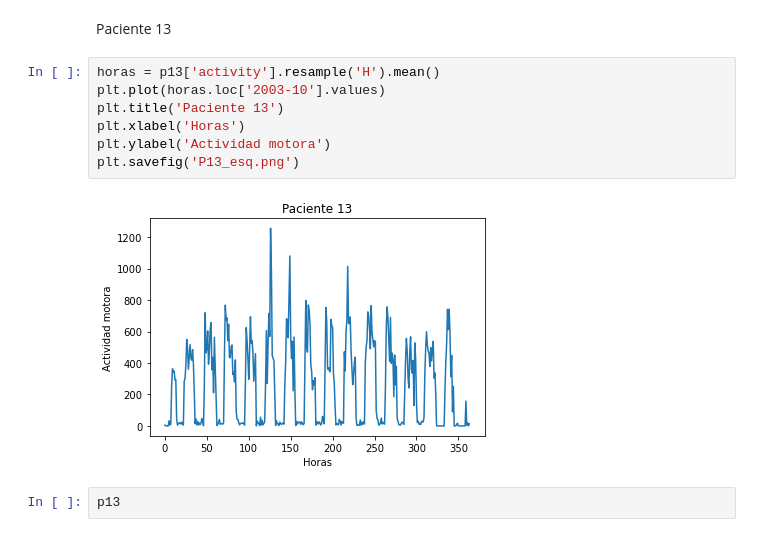
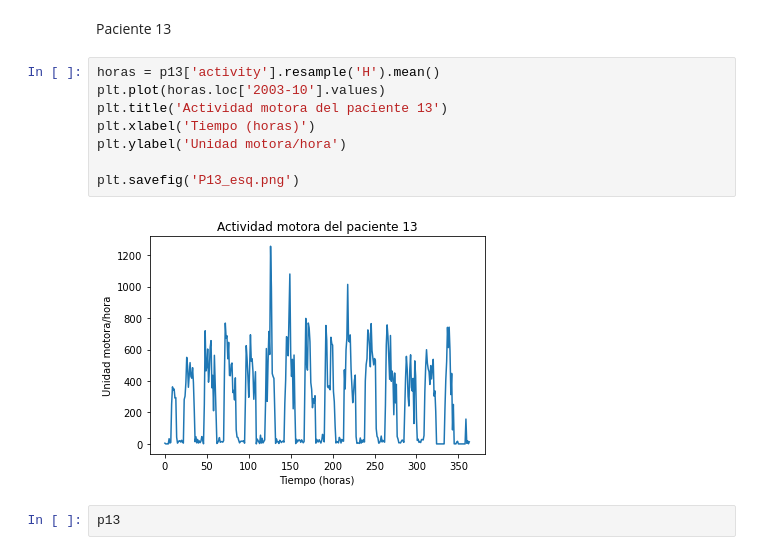
Before and after one commit to anajim13/TFM-XAI, a Jupyter notebook: señales_tiempo.ipynb, the cells around one changed output. Drawn from its saved outputs; the diff is of its cells as text.

```diff
--- a/señales_tiempo.ipynb
+++ b/señales_tiempo.ipynb
@@ -93,12 +93,13 @@ Paciente 13
 # %%
 horas = p13['activity'].resample('H').mean()
 plt.plot(horas.loc['2003-10'].values)
-plt.title('Paciente 13')
-plt.xlabel('Horas')
-plt.ylabel('Actividad motora')
+plt.title('Actividad motora del paciente 13')
+plt.xlabel('Tiempo (horas)')
+plt.ylabel('Unidad motora/hora')
+
 plt.savefig('P13_esq.png')
 # %% [output]
-[figure, old version]
+[figure, new version]
 # %%
 p13
 # %% [output]
```
Also changed, not shown: parts of 10 cells of this notebook.
